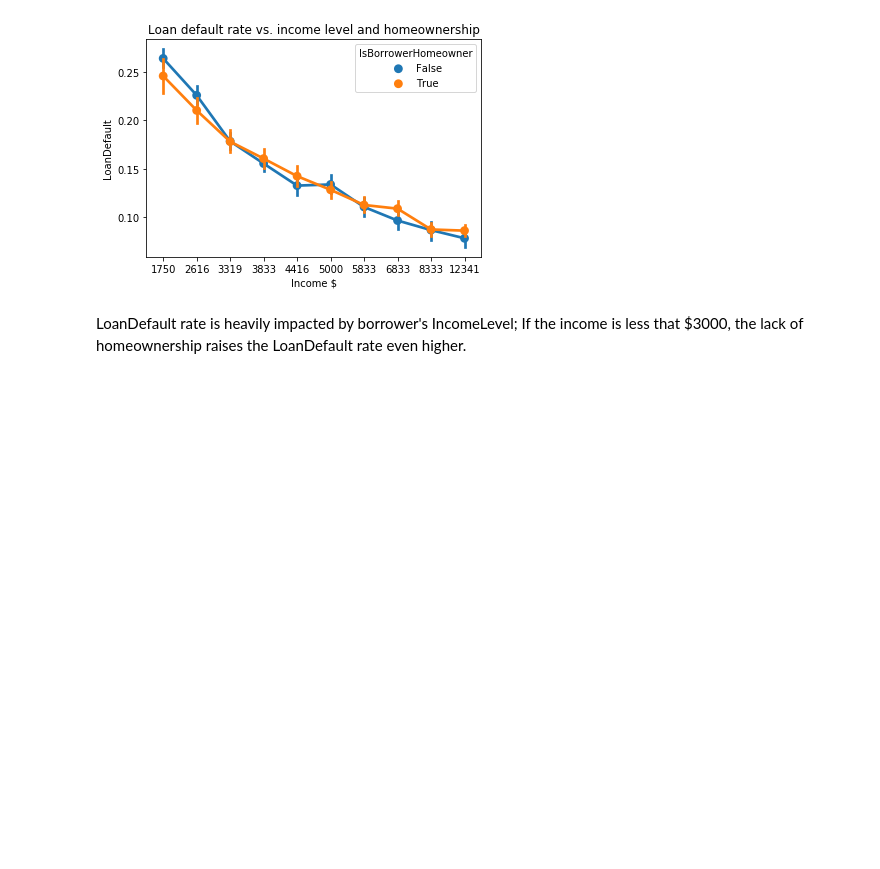
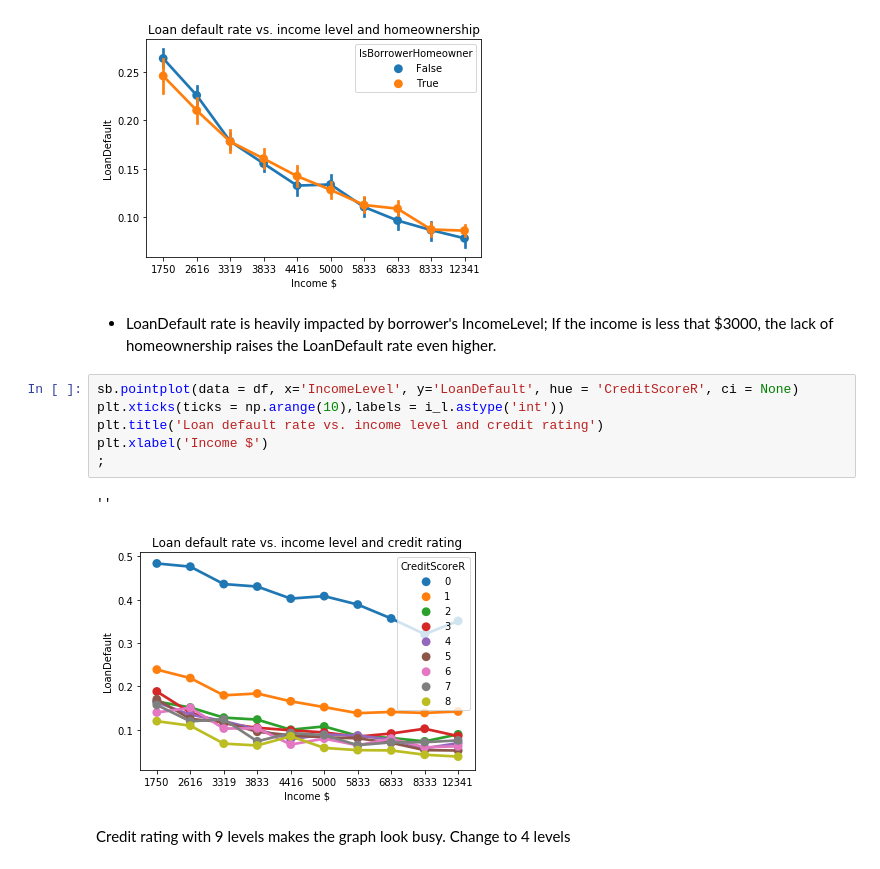
Before and after one commit to xiaohuach/UdacityProject-DataVisualization, a Jupyter notebook: Loan.ipynb, the cells around one changed output. Cells and saved outputs as stored; diff of their text form; blank space fills up the shorter version.

```diff
--- a/Loan.ipynb
+++ b/Loan.ipynb
@@ -1026,4 +1028,15 @@ plt.xlabel('Income $')
 ''
 [figure]
 # %% [markdown]
-LoanDefault rate is heavily impacted by borrower's IncomeLevel; If the income is less that $3000, the lack of homeownership raises the LoanDefault rate even higher.
+- LoanDefault rate is heavily impacted by borrower's IncomeLevel; If the income is less that $3000, the lack of homeownership raises the LoanDefault rate even higher.
+# %%
+sb.pointplot(data = df, x='IncomeLevel', y='LoanDefault', hue = 'CreditScoreR', ci = None)
+plt.xticks(ticks = np.arange(10),labels = i_l.astype('int'))
+plt.title('Loan default rate vs. income level and credit rating')
+plt.xlabel('Income $')
+;
+# %% [output]
+''
+[figure, added]
+# %% [markdown]
+Credit rating with 9 levels makes the graph look busy. Change to 4 levels
```
Also changed, not shown: parts of 19 cells of this notebook, 1 other file.
